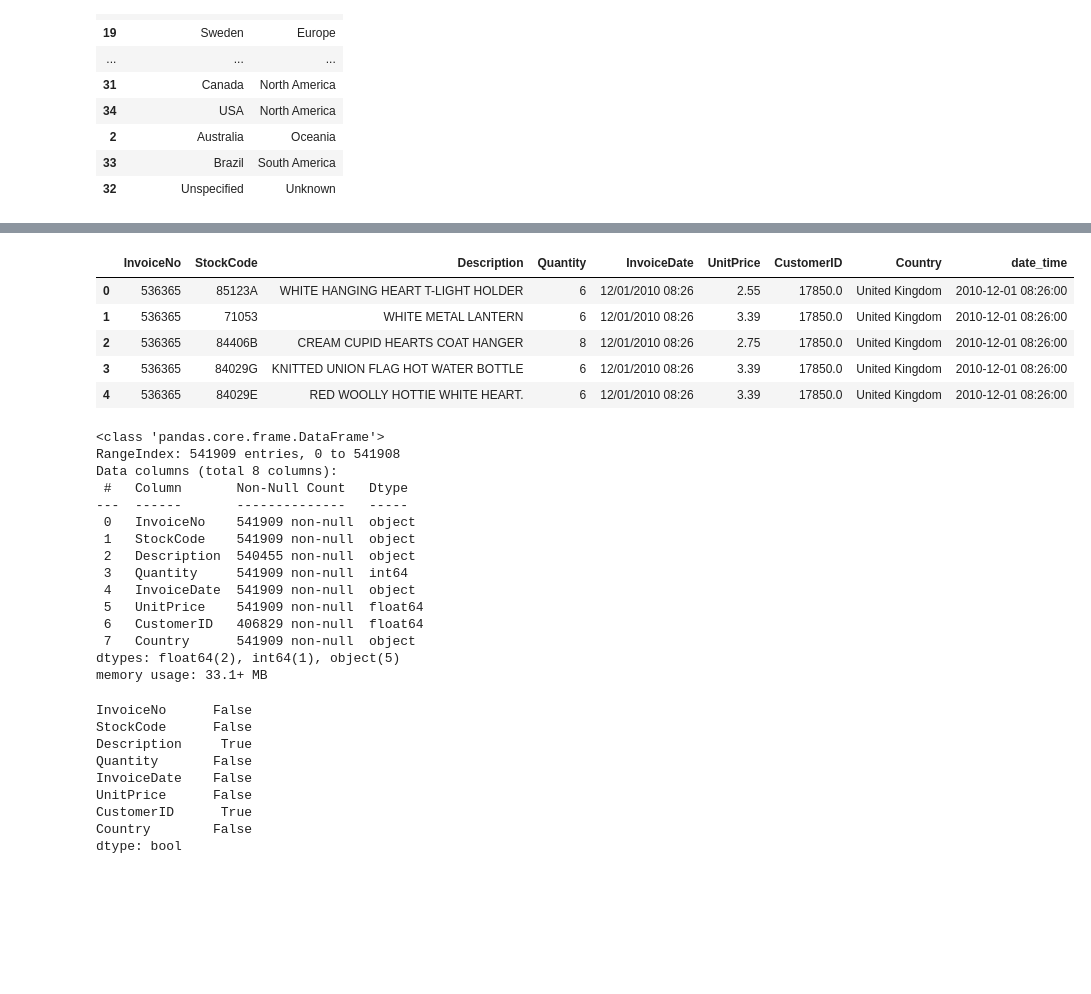
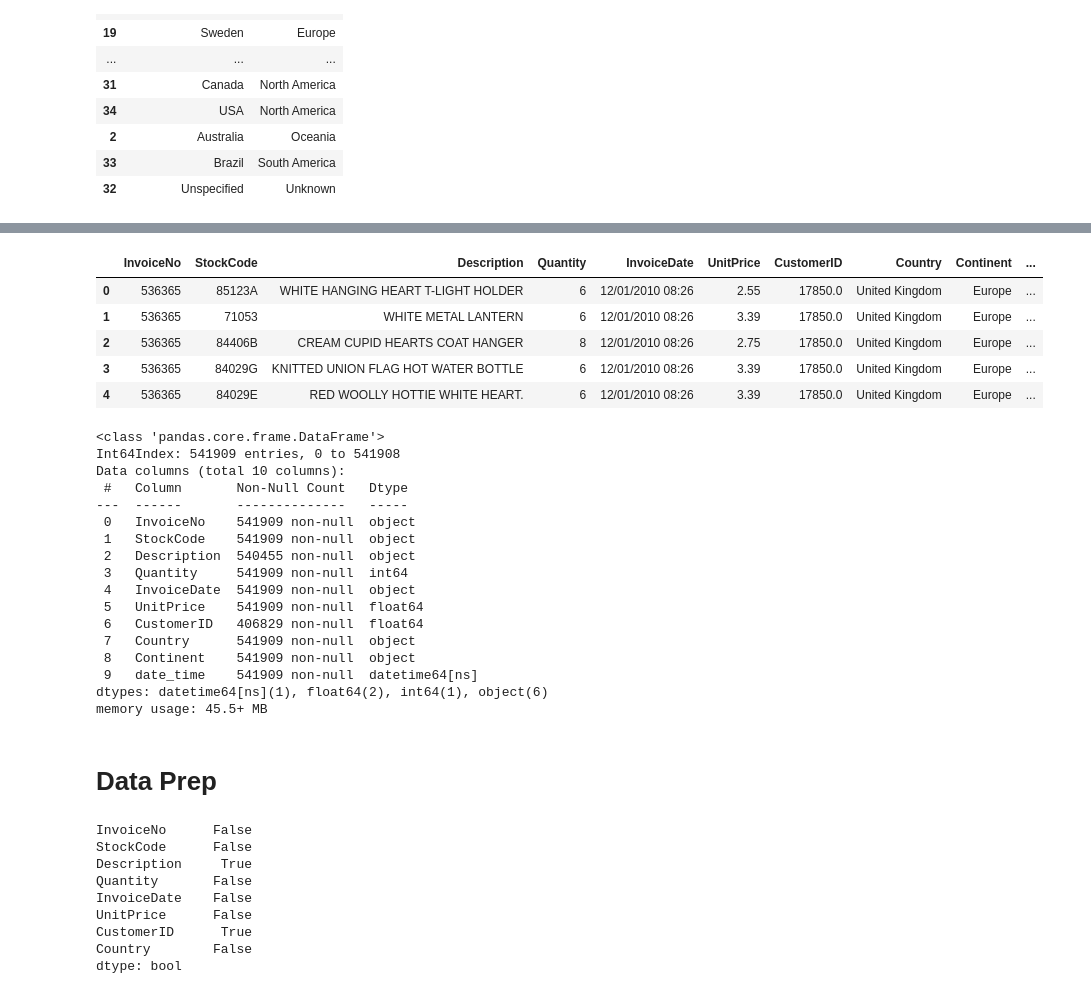
Before and after one commit to puttipongyy/BSC_DPDM23, a Jupyter notebook: Frequent_Patterns_(Association_Rules).ipynb, the cells around one changed output, grey strips where cells are left out. Saved outputs shown, nothing was run; the diff lists cells and outputs as text; code cells hidden in the pictures; blank space fills up the shorter version.

```diff
--- a/Frequent_Patterns_(Association_Rules).ipynb
+++ b/Frequent_Patterns_(Association_Rules).ipynb
@@ -383,6 +381,3 @@ df.sort_values(by = 'Continent')
 | 2 | Australia | Oceania |
 | 33 | Brazil | South America |
 | 32 | Unspecified | Unknown |
-# %%
-data_HW[['date', 'time']] = data['InvoiceDate'].str.split(' ', n=1, expand = True)
-data_HW
@@ -418,5 +384,5 @@ Name: date, Length: 305, dtype: int64
 # %%
-data_HW_continent = data_HW.merge(df, how ='left', left_on='Country',right_on='Country')
+data_HW_continent = data_HW.merge(df_continent, how ='left', left_on='Country',right_on='Country')
 print(data_HW_continent.shape)
 data_HW_continent.head()
 # %% [output]
@@ -430,20 +412,22 @@ data_HW_continent.head()
+# %%
+data_HW_continent_date = data_HW_continent.copy()
 # %%
-data_dadate['date_time'] = pd.to_datetime(data_dadate['InvoiceDate'])
+data_HW_continent_date['date_time'] = pd.to_datetime(data_HW_continent_date['InvoiceDate'])
 # %%
-data_dadate.head()
+data_HW_continent_date.head()
 # %% [output]
-|  | InvoiceNo | StockCode | Description | Quantity | InvoiceDate | UnitPrice | CustomerID | Country | date_time |
-| 0 | 536365 | 85123A | WHITE HANGING HEART T-LIGHT HOLDER | 6 | 12/01/2010 08:26 | 2.55 | 17850.0 | United Kingdom | 2010-12-01 08:26:00 |
-| 1 | 536365 | 71053 | WHITE METAL LANTERN | 6 | 12/01/2010 08:26 | 3.39 | 17850.0 | United Kingdom | 2010-12-01 08:26:00 |
-| 2 | 536365 | 84406B | CREAM CUPID HEARTS COAT HANGER | 8 | 12/01/2010 08:26 | 2.75 | 17850.0 | United Kingdom | 2010-12-01 08:26:00 |
-| 3 | 536365 | 84029G | KNITTED UNION FLAG HOT WATER BOTTLE | 6 | 12/01/2010 08:26 | 3.39 | 17850.0 | United Kingdom | 2010-12-01 08:26:00 |
-| 4 | 536365 | 84029E | RED WOOLLY HOTTIE WHITE HEART. | 6 | 12/01/2010 08:26 | 3.39 | 17850.0 | United Kingdom | 2010-12-01 08:26:00 |
+|  | InvoiceNo | StockCode | Description | Quantity | InvoiceDate | UnitPrice | CustomerID | Country | Continent | ... |
+| 0 | 536365 | 85123A | WHITE HANGING HEART T-LIGHT HOLDER | 6 | 12/01/2010 08:26 | 2.55 | 17850.0 | United Kingdom | Europe | ... |
+| 1 | 536365 | 71053 | WHITE METAL LANTERN | 6 | 12/01/2010 08:26 | 3.39 | 17850.0 | United Kingdom | Europe | ... |
+| 2 | 536365 | 84406B | CREAM CUPID HEARTS COAT HANGER | 8 | 12/01/2010 08:26 | 2.75 | 17850.0 | United Kingdom | Europe | ... |
+| 3 | 536365 | 84029G | KNITTED UNION FLAG HOT WATER BOTTLE | 6 | 12/01/2010 08:26 | 3.39 | 17850.0 | United Kingdom | Europe | ... |
+| 4 | 536365 | 84029E | RED WOOLLY HOTTIE WHITE HEART. | 6 | 12/01/2010 08:26 | 3.39 | 17850.0 | United Kingdom | Europe | ... |
 # %%
-data.info()
+data_HW_continent_date.info()
 # %% [output]
 <class 'pandas.core.frame.DataFrame'>
-RangeIndex: 541909 entries, 0 to 541908
-Data columns (total 8 columns):
+Int64Index: 541909 entries, 0 to 541908
+Data columns (total 10 columns):
  #   Column       Non-Null Count   Dtype
 ---  ------       --------------   -----
  0   InvoiceNo    541909 non-null  object
@@ -454,8 +438,12 @@ Data columns (total 8 columns):
  5   UnitPrice    541909 non-null  float64
  6   CustomerID   406829 non-null  float64
  7   Country      541909 non-null  object
-dtypes: float64(2), int64(1), object(5)
-memory usage: 33.1+ MB
+ 8   Continent    541909 non-null  object
+ 9   date_time    541909 non-null  datetime64[ns]
+dtypes: datetime64[ns](1), float64(2), int64(1), object(6)
+memory usage: 45.5+ MB
+# %% [markdown]
+# Data Prep
 # %%
 data.isnull().any()
 # %% [output]
```
Also changed, not shown: parts of 39 cells of this notebook.
